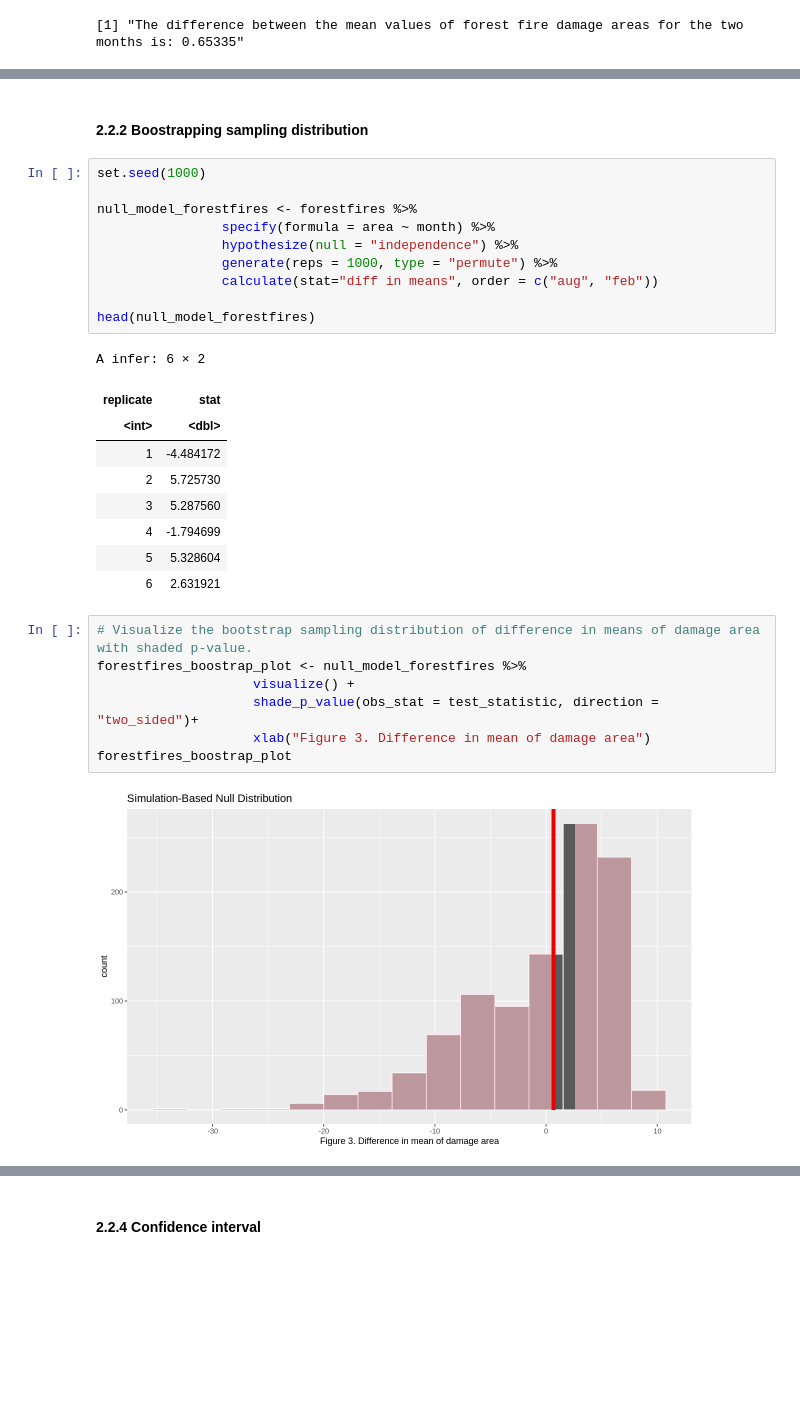
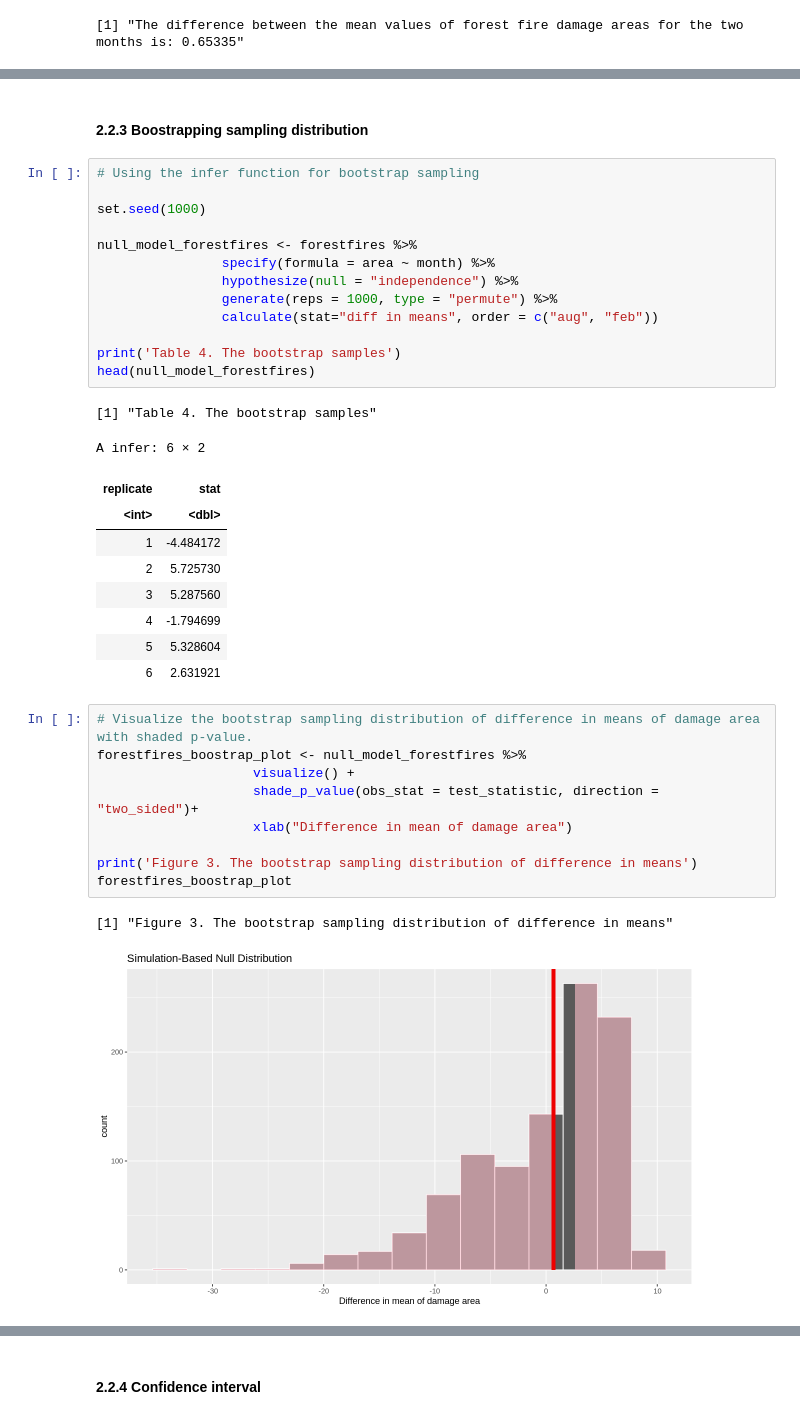
Before and after one commit to Zeeho-Lee/dsci-100-2022w2-group-36, a Jupyter notebook: Final Report.ipynb, the cells around one changed output, grey strips where cells are left out. Saved outputs shown, nothing was run; the diff lists cells and outputs as text; blank space fills up the shorter version.

```diff
--- a/Final Report.ipynb
+++ b/Final Report.ipynb
@@ -195,6 +243,8 @@ sprintf("The difference between the mean values of forest fire damage areas for
 # %% [markdown]
-#### 2.2.2 Boostrapping sampling distribution
+#### 2.2.3 Boostrapping sampling distribution
 # %%
+# Using the infer function for bootstrap sampling
+
 set.seed(1000)
 
 null_model_forestfires <- forestfires %>%
@@ -203,9 +253,11 @@ null_model_forestfires <- forestfires %>%
                 generate(reps = 1000, type = "permute") %>%
                 calculate(stat="diff in means", order = c("aug", "feb"))
 
+print('Table 4. The bootstrap samples')
 head(null_model_forestfires)
 # %% [output]
-A infer: 6 × 2
+[1] "Table 4. The bootstrap samples"
+A infer: 6 × 2
 | replicate | stat |
 | <int> | <dbl> |
 | 1 | -4.484172 |
@@ -217,9 +269,12 @@ A infer: 6 × 2
 # %%
 # Visualize the bootstrap sampling distribution of difference in means of damage area with shaded p-value.
 forestfires_boostrap_plot <- null_model_forestfires %>%
                     visualize() +
                     shade_p_value(obs_stat = test_statistic, direction = "two_sided")+
-                    xlab("Figure 3. Difference in mean of damage area")
+                    xlab("Difference in mean of damage area")
+
+print('Figure 3. The bootstrap sampling distribution of difference in means')
 forestfires_boostrap_plot
 # %% [output]
+[1] "Figure 3. The bootstrap sampling distribution of difference in means"
-[figure, old version]
+[figure, new version]
```
Also changed, not shown: parts of 15 cells of this notebook.
